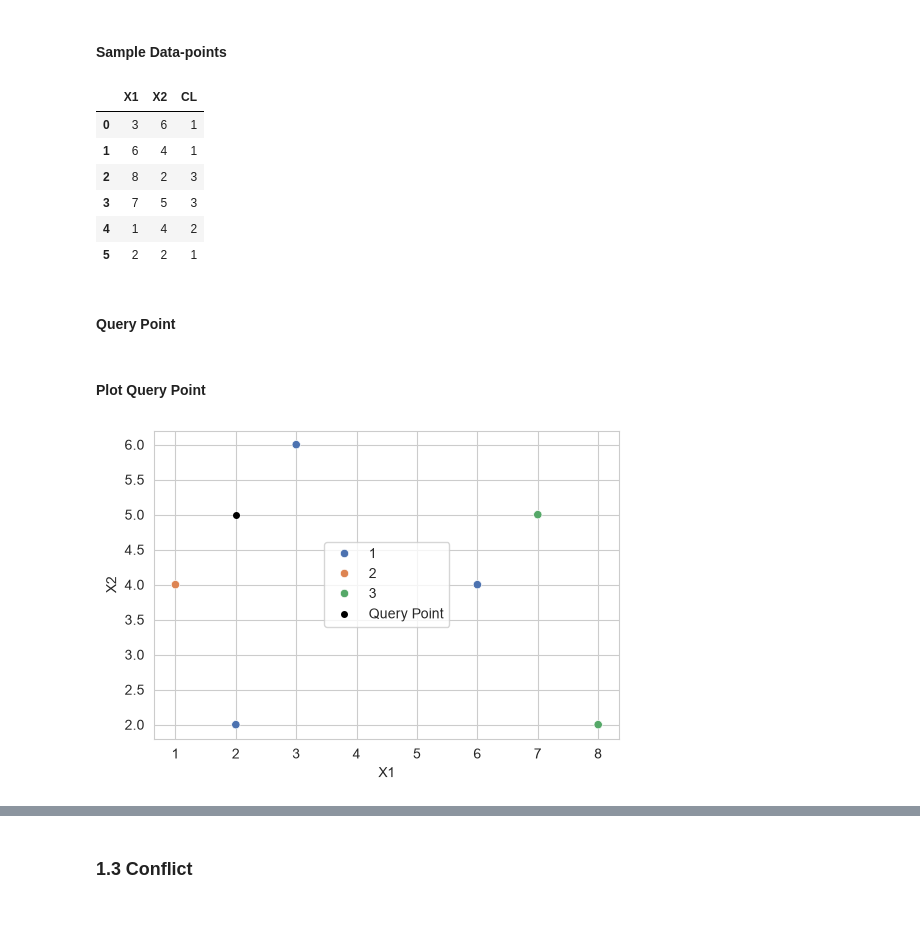
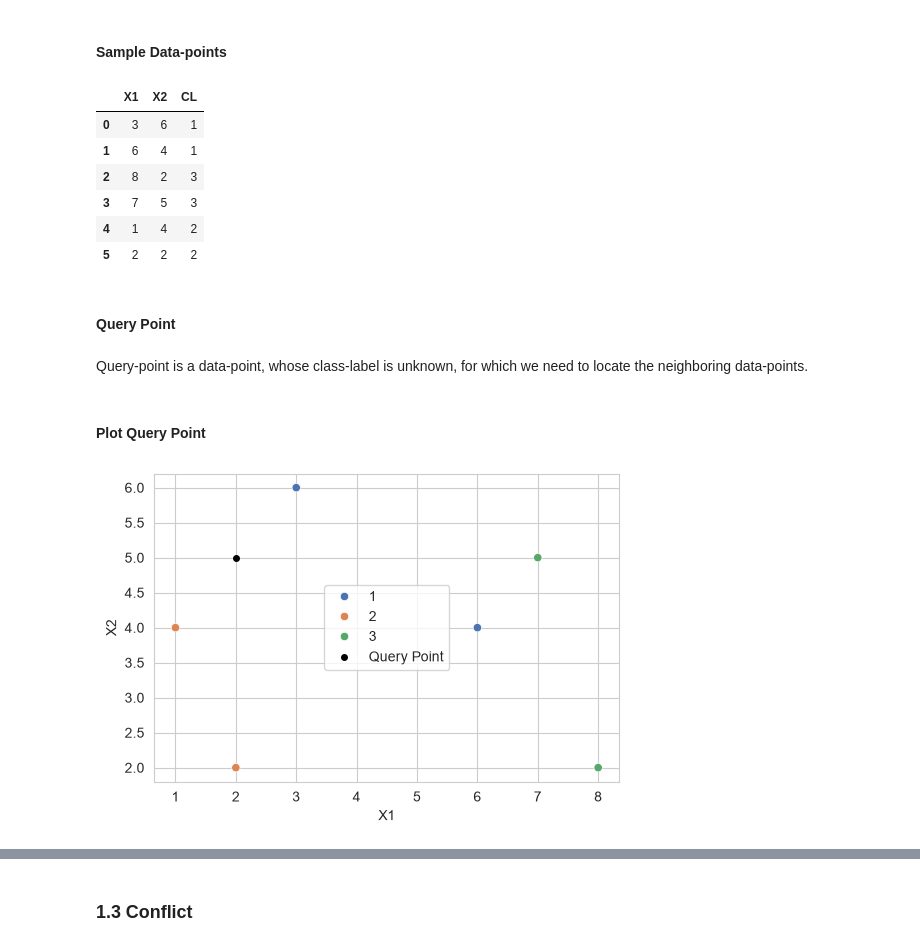
Before and after one commit to dheemanth-bhat/supervised-ml-algorithms, a Jupyter notebook: 03_K_Nearest_Neighbors/01_K_Nearest_Neighbors_1.ipynb, the cells around one changed output, grey strips where cells are left out. Saved outputs shown, nothing was run; the diff lists cells and outputs as text; code cells hidden in the pictures; blank space fills up the shorter version.

```diff
--- a/03_K_Nearest_Neighbors/01_K_Nearest_Neighbors_1.ipynb
+++ b/03_K_Nearest_Neighbors/01_K_Nearest_Neighbors_1.ipynb
@@ -42,23 +52,25 @@ sns.set_palette("deep")
 # %%
 smp_df = pd.DataFrame(
     {
         "X1": [3, 6, 8, 7, 1, 2],
         "X2": [6, 4, 2, 5, 4, 2],
-        "CL": [1, 1, 3, 3, 2, 1],
+        "CL": [1, 1, 3, 3, 2, 2],
     }
 )
 smp_df["CL"] = smp_df["CL"].astype("category")
 smp_df
 # %% [output]
 |  | X1 | X2 | CL |
 | 0 | 3 | 6 | 1 |
 | 1 | 6 | 4 | 1 |
 | 2 | 8 | 2 | 3 |
 | 3 | 7 | 5 | 3 |
 | 4 | 1 | 4 | 2 |
-| 5 | 2 | 2 | 1 |
+| 5 | 2 | 2 | 2 |
 # %% [markdown]
 #### Query Point
+# %% [markdown]
+Query-point is a data-point, whose class-label is unknown, for which we need to locate the neighboring data-points.
 # %%
 qp = [2, 5]  # Query point
 # %% [markdown]
@@ -72,5 +84,5 @@ plt.legend(loc="center")
 
 plt.show()
 # %% [output]
-[figure, old version]
+[figure, new version]
 # %% [markdown]
```
Also changed, not shown: parts of 46 cells of this notebook, 8 other files.
